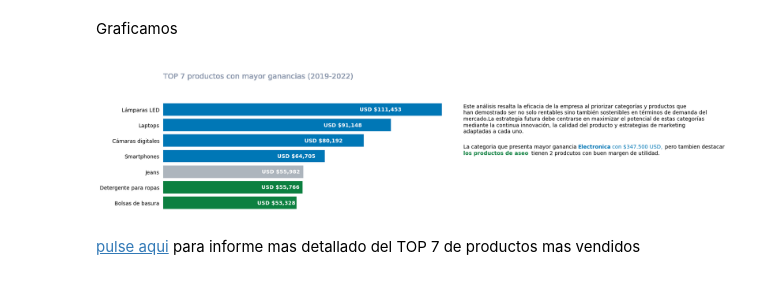
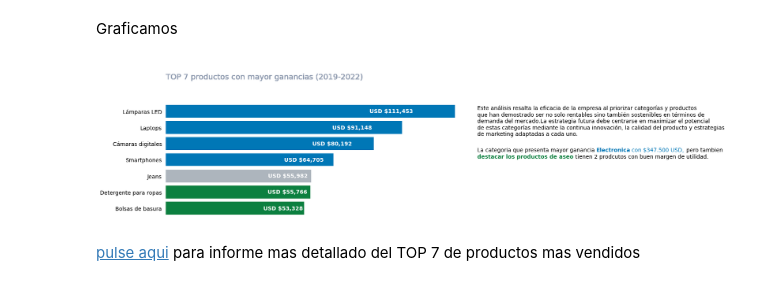
Before and after one commit to RaulCabreraUtria/supermarketanalisis, a Jupyter notebook: SuperMarket.ipynb, the cells around one changed output. Drawn from its saved outputs; the diff is of its cells as text; code cells hidden in the pictures.

```diff
--- a/SuperMarket.ipynb
+++ b/SuperMarket.ipynb
@@ -688,36 +688,40 @@ Graficamos
 # %%
 locale.setlocale(locale.LC_MONETARY, 'en_US.UTF-8')
 fig,ax = plt.subplots(figsize=(10,4))
 fig.subplots_adjust(wspace=0.05)
 colores=["#0C8040","#0C8040","#adb5bd","#0077b6","#0077b6","#0077b6","#0077b6"]
 ax.barh(df_top_ganancias['tipo_producto'],df_top_ganancias['total_ganancia'],color=colores)
+for i,valor in enumerate(df_top_ganancias['total_ganancia'].astype(int)):
+  val_conve=locale.currency(valor, grouping=True).replace('.00', '')
+  qtd = f"{'USD '}{val_conve}"
+  ax.text(valor/1.42,i-0.1,qtd,color='white',fontweight='bold')
+  ax.text(0,8,"\nTOP 7 productos con mayor ganancias (2019-2022)",fontsize=14,color='#8d99ae')
+
+# Informe como una cadena de texto con saltos de línea
+# Informe como una cadena de texto con saltos de línea
+conclucion=("Este análisis resalta la eficacia de la empresa al priorizar categorías y productos \n"
+             "que han demostrado ser no solo rentables sino también sostenibles en términos de \n"
+             "demanda del mercado.La estrategia futura debe centrarse en maximizar el potencial \n"
+             "de estas categorías mediante la continua innovación, la calidad del producto y estrategias\n"
+             "de marketing adaptadas a cada uno.")
+
+ax.text(120000,4.5,conclucion,fontsize=10)
+ax.text(120000,3.5,"La categoria que presenta mayor ganancia",fontsize=10)
+ax.text(166000,3.5,"Electronica",fontsize=10,color='#0077b6',fontweight='bold')
+ax.text(179500,3.5,"con $347.500 USD,",fontsize=10,color='#0077b6')
+ax.text(198000,3.5,"    pero tambien",fontsize=10)
+ax.text(120000,3.1,"destacar los productos de aseo",fontsize=10,color='#0C8040',fontweight='bold')
+ax.text(140000,3.1,"                           tienen 2 prodcutos con buen margen de utilidad.",fontsize=10)
 ##Configuramos las lineas
 ax.get_xaxis().set_visible(False)
 ax.spines['top'].set_color('none')
 ax.spines['bottom'].set_color('none')
 ax.spines['left'].set_color('none')
 ax.spines['right'].set_color('none')
 ##  Con esto eliminamos señalizaciones
 ax.tick_params(axis='both', which='both', bottom=False, top=False, left=False, right=False)
-for i,valor in enumerate(df_top_ganancias['total_ganancia'].astype(int)):
-  val_conve=locale.currency(valor, grouping=True).replace('.00', '')
-  qtd = f"{'USD '}{val_conve}"
-  ax.text(valor/1.42,i-0.1,qtd,color='white',fontweight='bold')
-  ax.text(0,8,"\nTOP 7 productos con mayor ganancias (2019-2022)",fontsize=14,color='#8d99ae')
-
-# Informe como una cadena de texto con saltos de línea
-conclucion="""Este análisis resalta la eficacia de la empresa al priorizar categorías y productos que han demostrado ser no solo rentables sino también sostenibles en términos de demanda del mercado.La estrategia futura debe centrarse en maximizar el potencial de estas categorías mediante la continua innovación, la calidad del producto y estrategias de marketing adaptadas a cada uno."""
-lineas = conclucion.split('\n')
-informe_justificado = '\n'.join(textwrap.fill(linea, width=90) for linea in lineas)
-txt=ax.text(120000,4.5,informe_justificado,fontsize=10)
-txt=ax.text(120000,3.5,"La categoria que presenta mayor ganancia",fontsize=10)
-txt=ax.text(166000,3.5,"Electronica",fontsize=10,color='#0077b6',fontweight='bold')
-txt=ax.text(179500,3.5,"con $347.500 USD,",fontsize=10,color='#0077b6')
-txt=ax.text(198000,3.5,"    pero tambien destacar",fontsize=10)
-txt=ax.text(120000,3.1,"los productos de aseo",fontsize=10,color='#0C8040',fontweight='bold')
-txt=ax.text(140000,3.1,"           tienen 2 prodcutos con buen margen de utilidad.",fontsize=10)
 # %% [output]
-[figure, old version]
+[figure, new version]
 # %% [markdown]
 [pulse aqui](https://colab.research.google.com/drive/13TuCcm0Fqaw3_HhYv6goua28hnCSs_zt#scrollTo=enKThEdF5UE7&line=1&uniqifier=1) para informe mas detallado del TOP 7 de productos mas vendidos
 # %% [markdown]
```
Also changed, not shown: parts of 15 cells of this notebook.
